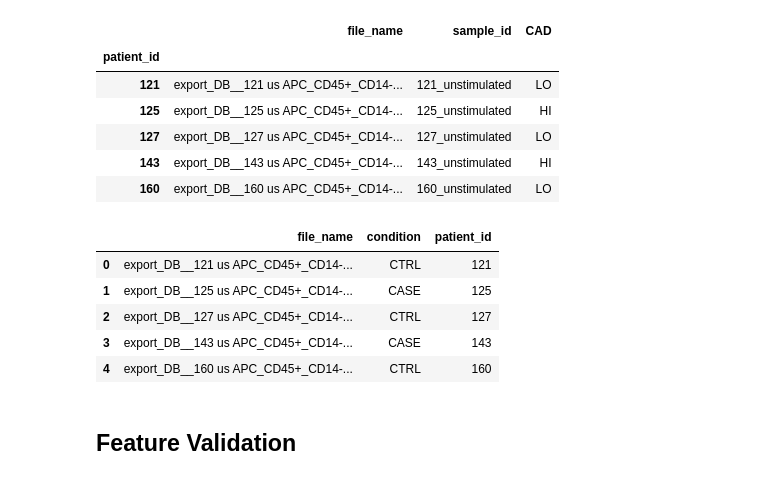
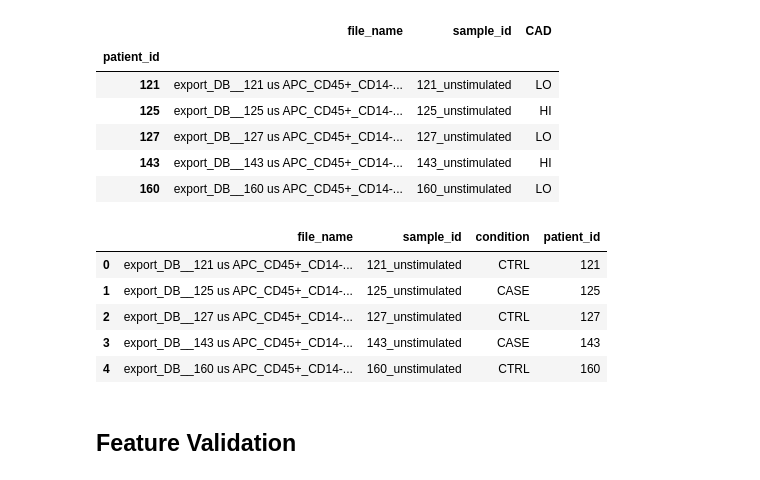
Before and after one commit to YogiOnBioinformatics/B-Cells-In-Atherosclerosis, a Jupyter notebook: analysis/2_create_pipeline_metadata/notebooks/create_metadata.ipynb, the cells around one changed output. Saved outputs shown, nothing was run; the diff lists cells and outputs as text; code cells hidden in the pictures.

Commit message:
add missing column "sample_id"

```diff
--- a/analysis/2_create_pipeline_metadata/notebooks/create_metadata.ipynb
+++ b/analysis/2_create_pipeline_metadata/notebooks/create_metadata.ipynb
@@ -136,19 +136,19 @@ pipeline_metadata.head()
 # %%
 # rename column
 pipeline_metadata = pipeline_metadata.rename(columns={"CAD":"condition"})
 # replace "HI" and "LO" with case/ctrl
 pipeline_metadata = pipeline_metadata.replace({"LO":"CTRL", "HI":"CASE"})
 # reset index
-pipeline_metadata = pipeline_metadata.reset_index()[["file_name", "condition", "patient_id"]]
+pipeline_metadata = pipeline_metadata.reset_index()[["file_name", "sample_id", "condition", "patient_id"]]
 
 pipeline_metadata.head()
 # %% [output]
-|  | file_name | condition | patient_id |
-| 0 | export_DB__121 us APC_CD45+_CD14-... | CTRL | 121 |
-| 1 | export_DB__125 us APC_CD45+_CD14-... | CASE | 125 |
-| 2 | export_DB__127 us APC_CD45+_CD14-... | CTRL | 127 |
-| 3 | export_DB__143 us APC_CD45+_CD14-... | CASE | 143 |
-| 4 | export_DB__160 us APC_CD45+_CD14-... | CTRL | 160 |
+|  | file_name | sample_id | condition | patient_id |
+| 0 | export_DB__121 us APC_CD45+_CD14-... | 121_unstimulated | CTRL | 121 |
+| 1 | export_DB__125 us APC_CD45+_CD14-... | 125_unstimulated | CASE | 125 |
+| 2 | export_DB__127 us APC_CD45+_CD14-... | 127_unstimulated | CTRL | 127 |
+| 3 | export_DB__143 us APC_CD45+_CD14-... | 143_unstimulated | CASE | 143 |
+| 4 | export_DB__160 us APC_CD45+_CD14-... | 160_unstimulated | CTRL | 160 |
 # %%
 # output to CSV
 pipeline_metadata.to_csv("../output/metafile_B_cell.csv", index=False)
```
